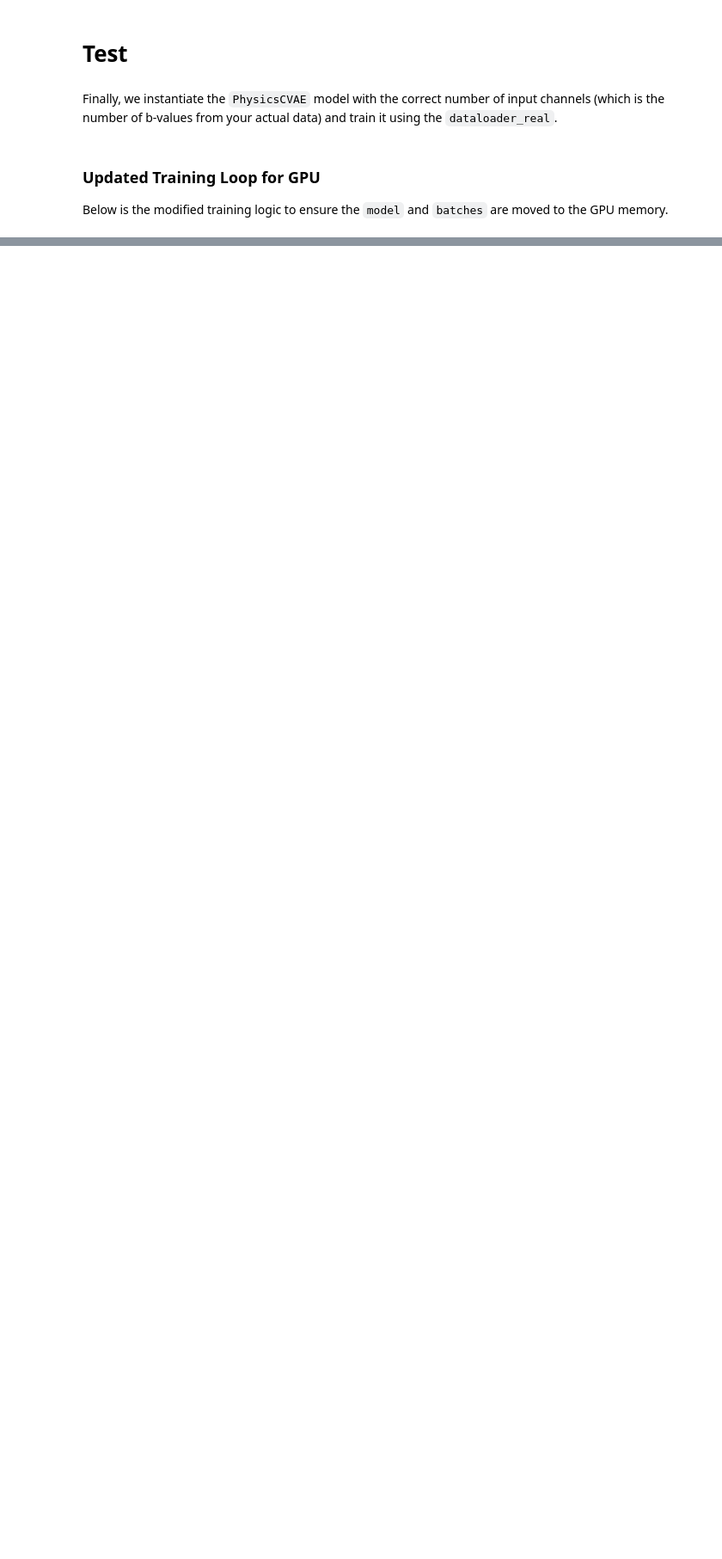
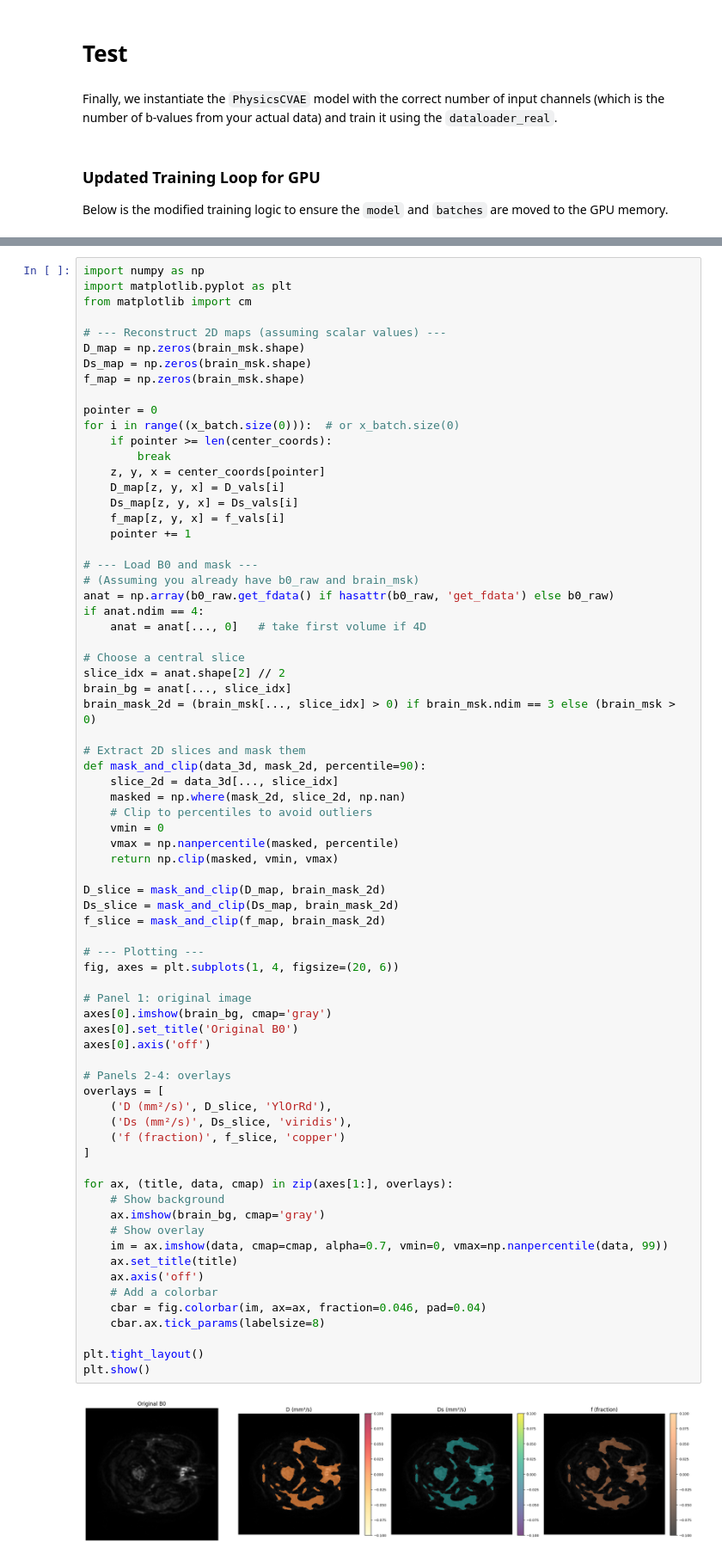
Before and after one commit to Saroj94/IVIM_Autoencoder, a Jupyter notebook: notebooks/Physics_Informed_CVAE_Latest.ipynb, the cells around one changed output, grey strips where cells are left out. Shown at 86% size. Cells and saved outputs as stored; diff of their text form; blank space fills up the shorter version.

```diff
--- a/notebooks/Physics_Informed_CVAE_Latest.ipynb
+++ b/notebooks/Physics_Informed_CVAE_Latest.ipynb
@@ -1042,0 +1151,74 @@ Below is the modified training logic to ensure the `model` and `batches` are mov
+# %%
+import numpy as np
+import matplotlib.pyplot as plt
+from matplotlib import cm
+
+# --- Reconstruct 2D maps (assuming scalar values) ---
+D_map = np.zeros(brain_msk.shape)
+Ds_map = np.zeros(brain_msk.shape)
+f_map = np.zeros(brain_msk.shape)
+
+pointer = 0
+for i in range((x_batch.size(0))):  # or x_batch.size(0)
+    if pointer >= len(center_coords):
+        break
+    z, y, x = center_coords[pointer]
+    D_map[z, y, x] = D_vals[i]
+    Ds_map[z, y, x] = Ds_vals[i]
+    f_map[z, y, x] = f_vals[i]
+    pointer += 1
+
+# --- Load B0 and mask ---
+# (Assuming you already have b0_raw and brain_msk)
+anat = np.array(b0_raw.get_fdata() if hasattr(b0_raw, 'get_fdata') else b0_raw)
+if anat.ndim == 4:
+    anat = anat[..., 0]   # take first volume if 4D
+
+# Choose a central slice
+slice_idx = anat.shape[2] // 2
+brain_bg = anat[..., slice_idx]
+brain_mask_2d = (brain_msk[..., slice_idx] > 0) if brain_msk.ndim == 3 else (brain_msk > 0)
+
+# Extract 2D slices and mask them
+def mask_and_clip(data_3d, mask_2d, percentile=90):
+    slice_2d = data_3d[..., slice_idx]
+    masked = np.where(mask_2d, slice_2d, np.nan)
+    # Clip to percentiles to avoid outliers
+    vmin = 0
+    vmax = np.nanpercentile(masked, percentile)
+    return np.clip(masked, vmin, vmax)
+
+D_slice = mask_and_clip(D_map, brain_mask_2d)
+Ds_slice = mask_and_clip(Ds_map, brain_mask_2d)
+f_slice = mask_and_clip(f_map, brain_mask_2d)
+
+# --- Plotting ---
+fig, axes = plt.subplots(1, 4, figsize=(20, 6))
+
+# Panel 1: original image
+axes[0].imshow(brain_bg, cmap='gray')
+axes[0].set_title('Original B0')
+axes[0].axis('off')
+
+# Panels 2-4: overlays
+overlays = [
+    ('D (mm²/s)', D_slice, 'YlOrRd'),
+    ('Ds (mm²/s)', Ds_slice, 'viridis'),
+    ('f (fraction)', f_slice, 'copper')
+]
+
+for ax, (title, data, cmap) in zip(axes[1:], overlays):
+    # Show background
+    ax.imshow(brain_bg, cmap='gray')
+    # Show overlay
+    im = ax.imshow(data, cmap=cmap, alpha=0.7, vmin=0, vmax=np.nanpercentile(data, 99))
+    ax.set_title(title)
+    ax.axis('off')
+    # Add a colorbar
+    cbar = fig.colorbar(im, ax=ax, fraction=0.046, pad=0.04)
+    cbar.ax.tick_params(labelsize=8)
+
+plt.tight_layout()
+plt.show()
+# %% [output]
+[figure, added]
```
Also changed, not shown: parts of 15 cells of this notebook.
